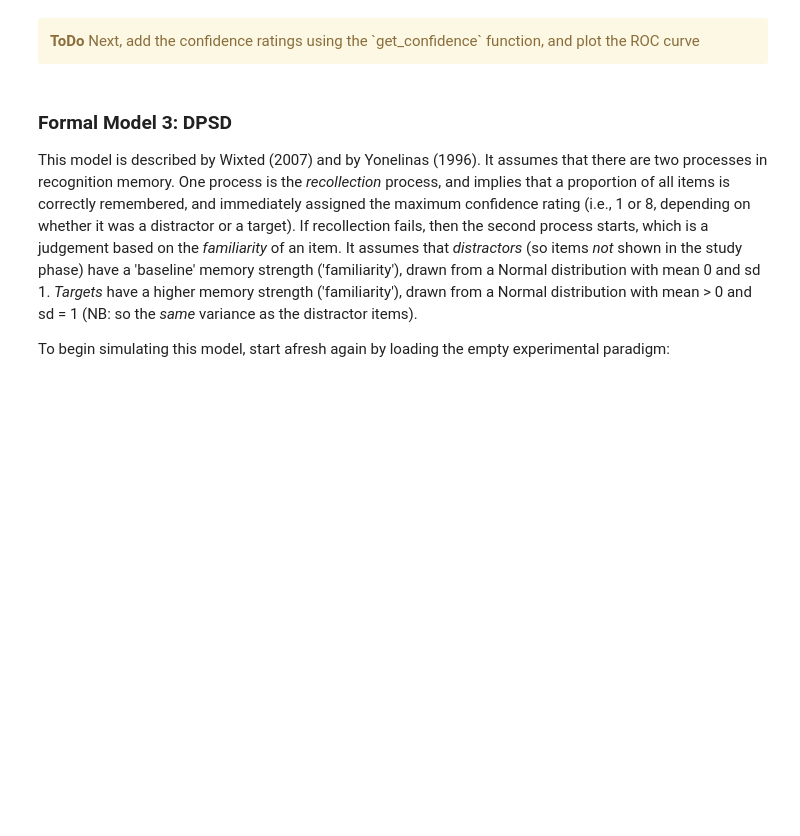
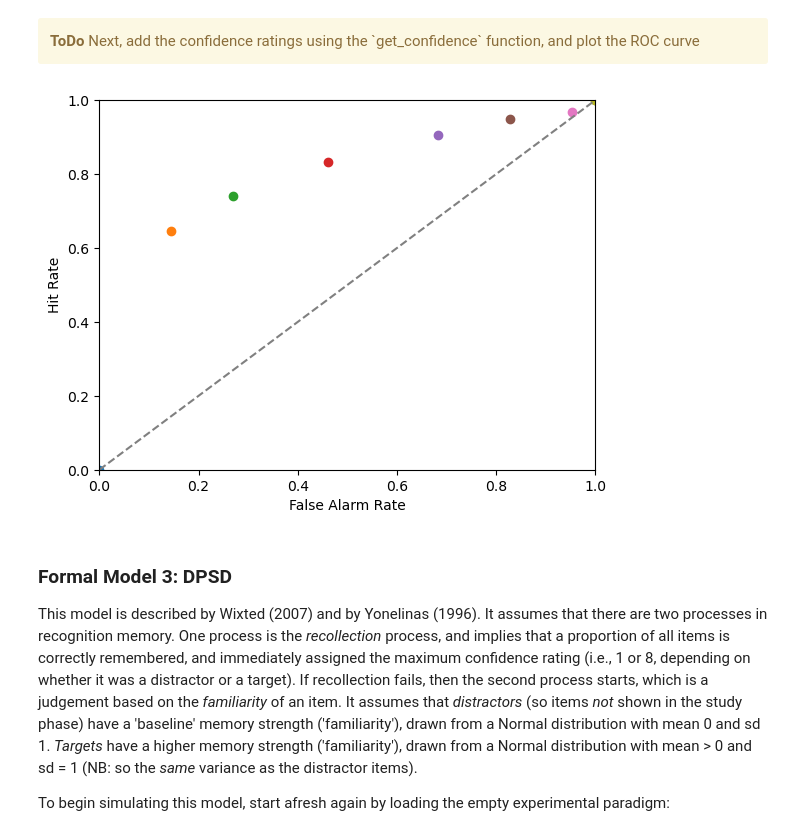
Before and after one commit to miavangellecum/cognition-and-computation, a Jupyter notebook: memory.ipynb, the cells around one changed output. Cells and saved outputs as stored; diff of their text form; code cells hidden in the pictures; blank space fills up the shorter version.

Commit message:
implemented model 2

```diff
--- a/memory.ipynb
+++ b/memory.ipynb
@@ -284,6 +284,6 @@ plt.show()
 
 This model is described my Wixted (2007). It assumes that *distractors* (so items *not* shown in the study phase) have a 'baseline' memory strength, drawn from a Normal distribution with mean 0 and sd 1. *Targets* have a higher memory strength, drawn from a Normal distribution with mean > 0 and sd > 1. To begin simulating this model, start afresh again by loading the empty experimental paradigm:
 # %%
-model2_data = pd.read_csv('./memory_data2.csv')
+model2_data = pd.read_csv('csv/memory_data2.csv')
 model2_data
 # %% [output]
@@ -296,3 +308,20 @@ FileNotFoundError: [Errno 2] No such file or directory: './memory_data2.csv'
 </div>
 # %%
 # your answer here
+n_distractors = 0
+n_targets = 0
+
+#targets and distractors counter
+for i in range(len(model2_data["target_or_distractor"])):
+    if model2_data["target_or_distractor"][i] == "distractor":
+        n_distractors += 1
+    elif model2_data["target_or_distractor"][i] == "target":
+        n_targets += 1
+
+model2_data["memory_strength"] = np.empty(len(model2_data))
+
+#genreate random values from given distributions
+model2_data.loc[model2_data["target_or_distractor"] == "distractor", "memory_strength"] = np.random.normal(0, 1, n_distractors)
+model2_data.loc[model2_data["target_or_distractor"] == "target", "memory_strength"] = np.random.normal(2, 2, n_targets)
+
+print(model2_data)
@@ -302,6 +346,35 @@ FileNotFoundError: [Errno 2] No such file or directory: './memory_data2.csv'
 </div>
 # %%
 # your answer here
+model2_data['confidence'] = get_confidence(model2_data['memory_strength'])
+
+targets = model2_data[model2_data["target_or_distractor"] == "target"]
+total_targets = len(targets)
+
+distractors = model2_data[model2_data["target_or_distractor"] == "distractor"]
+total_distractors = len(distractors)
+
+hits_included = 0
+false_alarms_included = 0
+plt.plot(0,0, "o")
+
+for confidence_level in range(1, 9):
+    hits_included += len(targets[targets["confidence"] == confidence_level])
+    false_alarms_included += len(distractors[distractors["confidence"] == confidence_level])
+
+    hit_rate = hits_included / total_targets
+    false_alarm_rate = false_alarms_included / total_distractors
+
+    plt.plot(false_alarm_rate, hit_rate, "o")
+
+plt.plot([0,1], [0,1], linestyle='--', color='gray')
+plt.xlabel("False Alarm Rate")
+plt.ylabel("Hit Rate")
+plt.xlim(0,1)
+plt.ylim(0,1)
+plt.show()
+# %% [output]
+[figure, added]
 # %% [markdown]
 ### Formal Model 3: DPSD
 
```
Also changed, not shown: parts of 4 cells of this notebook.
